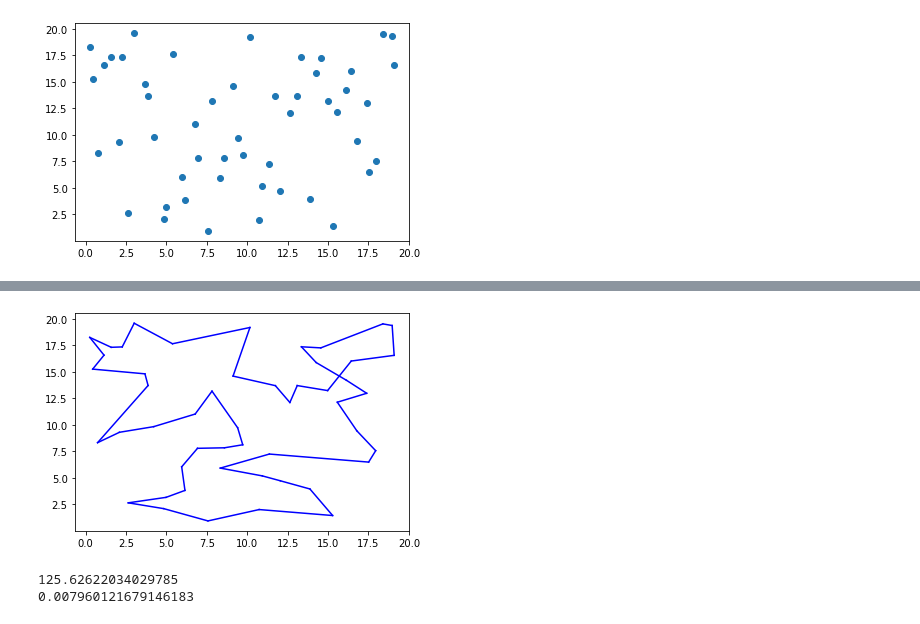
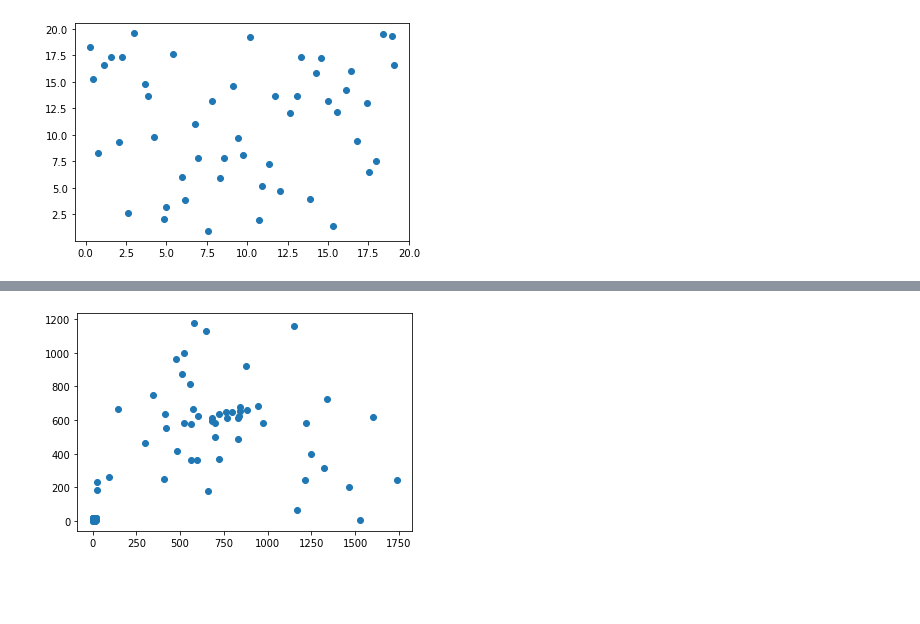
Before and after one commit to svenvdpost/natural-computing, a Jupyter notebook: 4_3.ipynb, the cells around one changed output, grey strips where cells are left out. Cells and saved outputs as stored; diff of their text form; code cells hidden in the pictures; blank space fills up the shorter version.

```diff
--- a/4_3.ipynb
+++ b/4_3.ipynb
@@ -310,9 +332,21 @@ population = evolution_algorithm(population, num_generations, tournament_size, p
-# %%
-best_route, best_route_fitness = fittest_route(population)
-tsp_map.plot_route(best_route)
-print(tsp_map.route_distance(best_route))
-print(best_route_fitness)
-# %% [output]
-[figure, removed]
-125.62622034029785
-0.007960121679146183
+# %%
+berlin_map = TSPmap()
+
+# read the file-tsp and serialize into the TSP map and City classes
+with open('berlin52.tsp') as f:
+    for _ in range(6):
+        f.readline()
+    for line in f:
+        line = line.strip()
+        elems = line.split(' ')
+        if len(elems) < 3:
+            break
+
+        x = float(elems[1])
+        y = float(elems[2].strip())
+        name = int(elems[0])
+        tsp_map.cities[name] = City(x, y, str(name))
+# %%
+berlin_map.plot_map()
+# %% [output]
+[figure, added]
```
Also changed, not shown: parts of 13 cells of this notebook.
